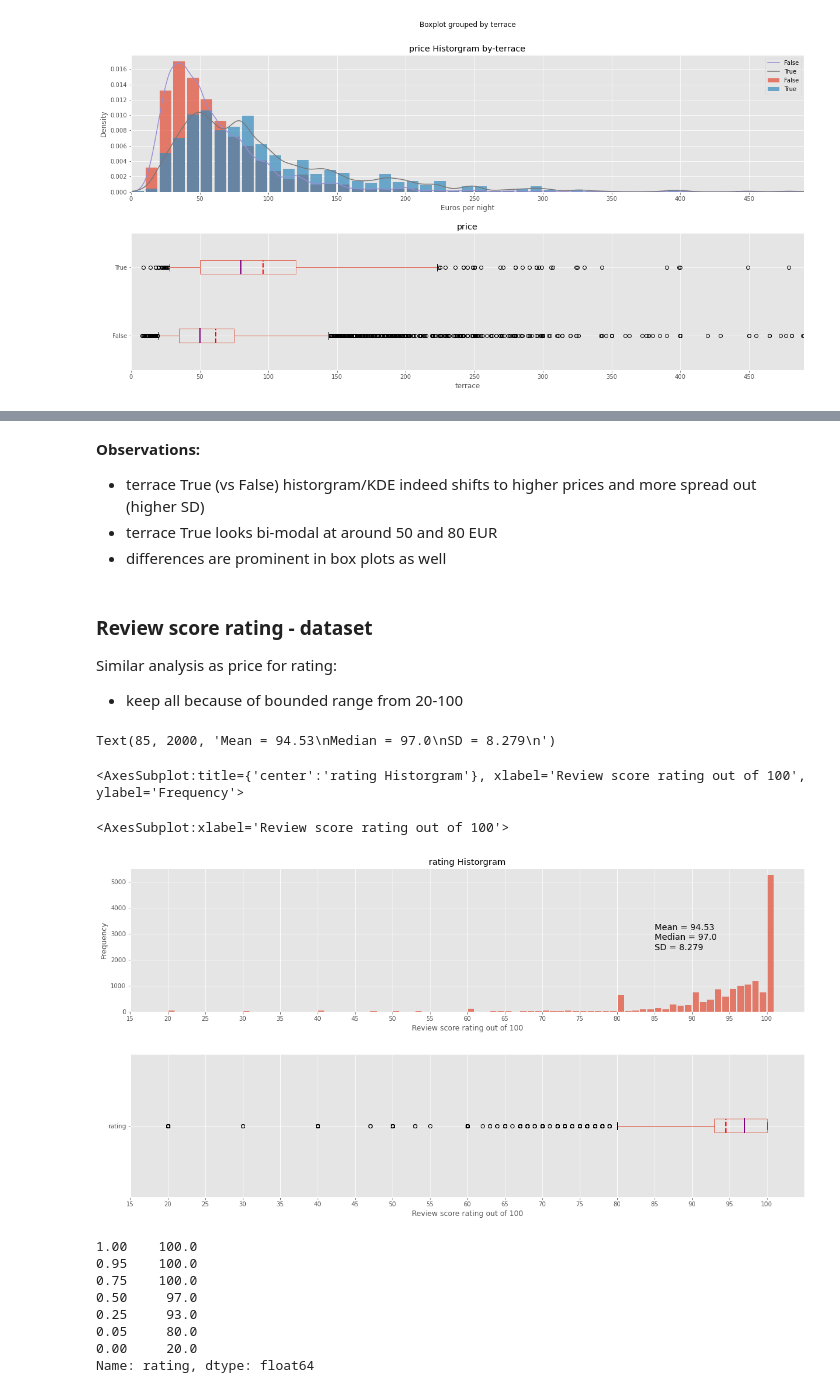
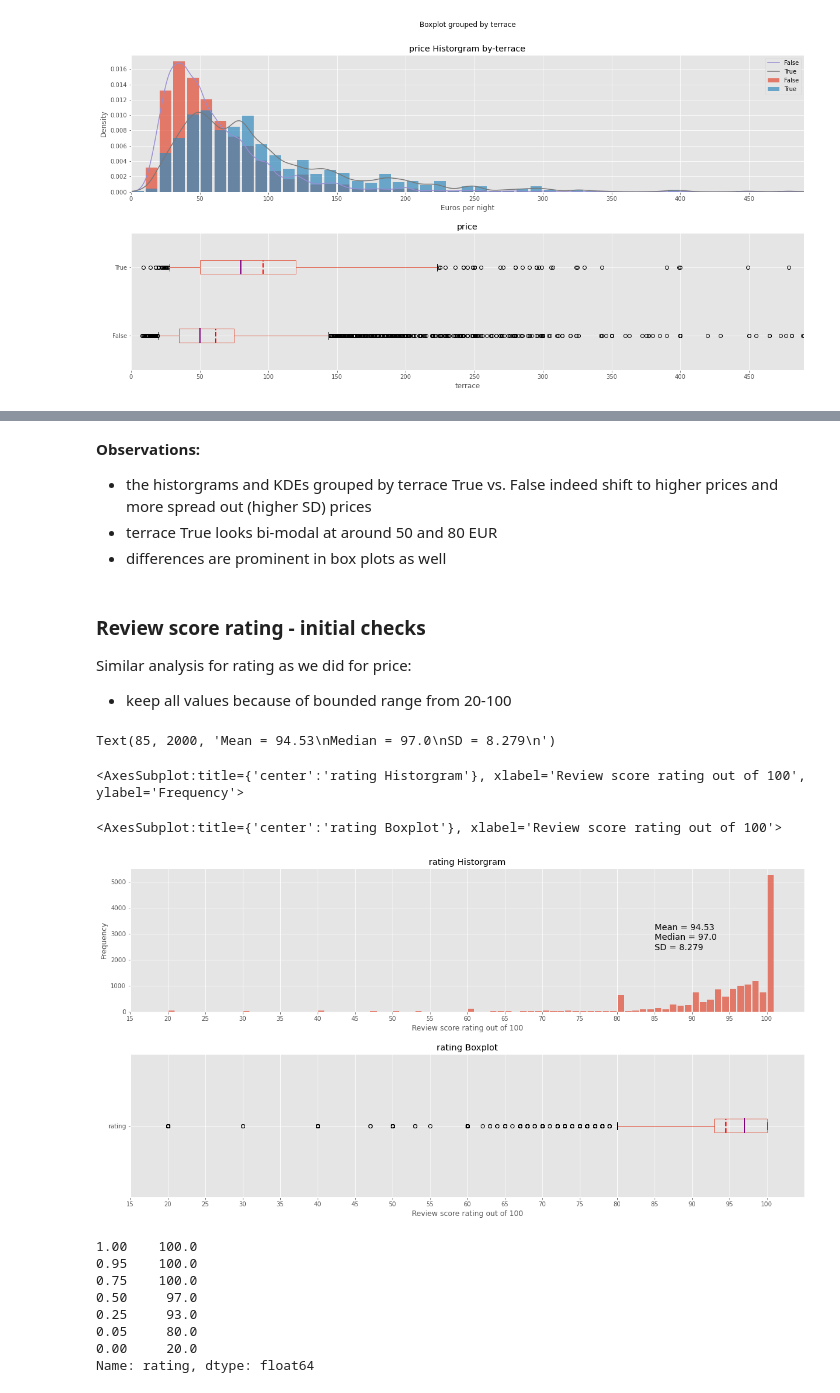
Before and after one commit to lonnychen/Berlin-Terraces, a Jupyter notebook: berlin_terraces.ipynb, the cells around one changed output, grey strips where cells are left out. Cells and saved outputs as stored; diff of their text form; code cells hidden in the pictures.

```diff
--- a/berlin_terraces.ipynb
+++ b/berlin_terraces.ipynb
@@ -457,46 +544,47 @@ True     1.00    479.00
 Name: price, dtype: float64
 # %% [markdown]
 **Observations:**
-- terrace True (vs False) historgram/KDE indeed shifts to higher prices and more spread out (higher SD)
+- the historgrams and KDEs grouped by terrace True vs. False indeed shift to higher prices and more spread out (higher SD) prices
 - terrace True looks bi-modal at around 50 and 80 EUR
 - differences are prominent in box plots as well
 # %% [markdown]
-### Review score rating - dataset
-Similar analysis as price for rating:
-- keep all because of bounded range from 20-100
+### Review score rating - initial checks
+Similar analysis for rating as we did for price:
+- keep all values because of bounded range from 20-100
 # %%
 column = 'rating' #variable to plot
 text_xy = (85, 2000) #Matplotlib text() uses data coordinates, need to adjust for each attribute's histogram
 
 #create subplots: setup 2x2 Axes in one Figure
 fig, axes = plt.subplots(nrows=2, ncols=1, figsize=(20,10))
 
 #setup plot grids based on (d)ata
 d_tuple = (df_berlin[column].min().min(), df_berlin[column].max().max())
 plot_setup(xd_min=d_tuple[0], xd_max=d_tuple[1], x_grid=5, x_padding=5, xlabel='Review score rating out of 100')
 
 #Histogram binning setup based on (d)ata, bin width = data granularity of 1 (many scores bunched up in 90s)
 d_bins = histogram_bins(d_min=d_tuple[0], d_max=d_tuple[1], d_binw=1)
 
 axes[0].text(text_xy[0], text_xy[1],
              f'Mean = {df_berlin[column].mean().round(3)}\n'
              f'Median = {df_berlin[column].median().round(3)}\n'
              f'SD = {df_berlin[column].std().round(3)}\n', fontsize=14)
 
 df_berlin[column].plot.hist(ax=axes[0], bins=d_bins,
                             rwidth=0.85, alpha=0.7, #from RealPython.com: alpha for transparency
                             title=f'{column} Historgram')
 
 df_berlin[column].plot.box(ax=axes[1], vert=False, #horizontal!
                      medianprops={'linewidth': 2, 'color': 'purple'},
                      showmeans=True, meanline=True, meanprops={'linewidth': 2, 'color': 'red'},
                      whis=(5,95), #default whis=1.5*IQR
-                     widths=(0.1)) #skinnier like book
+                     widths=(0.1), #skinnier like book
+                     title=f'{column} Boxplot')
 # %% [output]
 Text(85, 2000, 'Mean = 94.53\nMedian = 97.0\nSD = 8.279\n')
 <AxesSubplot:title={'center':'rating Historgram'}, xlabel='Review score rating out of 100', ylabel='Frequency'>
-<AxesSubplot:xlabel='Review score rating out of 100'>
+<AxesSubplot:title={'center':'rating Boxplot'}, xlabel='Review score rating out of 100'>
-[figure, old version]
+[figure, new version]
 # %%
 df_berlin['rating'].quantile([1, 0.95, 0.75, 0.5, 0.25, 0.05, 0])
 # %% [output]
```
Also changed, not shown: parts of 51 cells of this notebook.
